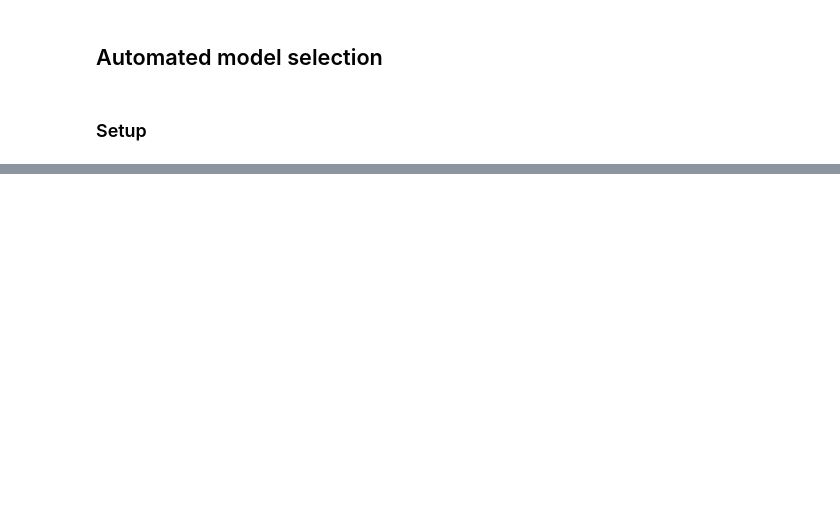
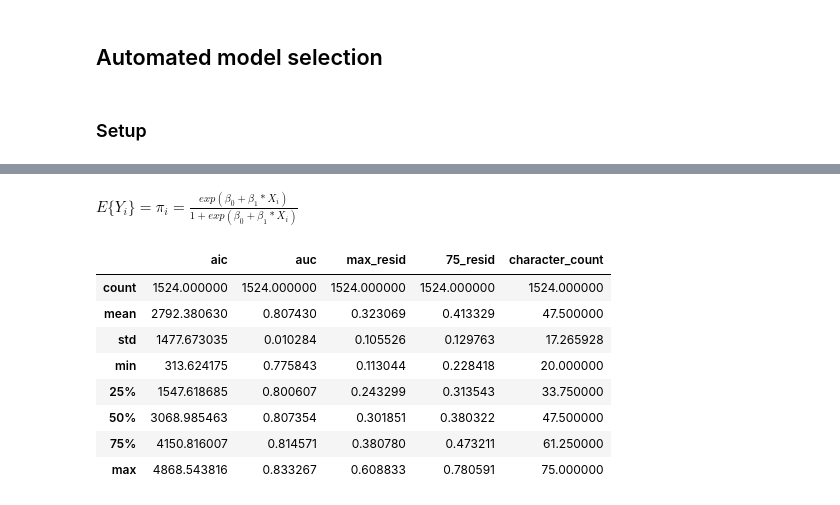
Before and after one commit to madhukar01/dota_analyst, a Jupyter notebook: analysis/analysis.ipynb, the cells around one changed output, grey strips where cells are left out. Cells and saved outputs as stored; diff of their text form; code cells hidden in the pictures; blank space fills up the shorter version.

```diff
--- a/analysis/analysis.ipynb
+++ b/analysis/analysis.ipynb
@@ -361,0 +362,41 @@ all_col_combinations.append(columns)
+# %%
+combo_set = set()
+normalized_df = exclude_outliers(df,"radiant","networth_lead", time=test_time, width=1)
+normalized_df = exclude_outliers_minmax(normalized_df,"radiant","towers_lost",min=0, max=6, time=test_time)
+normalized_df = exclude_outliers_minmax(normalized_df,"dire","towers_lost", min=0, max=6,time=test_time)
+normalized_df = normalize_cols(normalized_df,"dire", "networth", time=test_time )
+normalized_df = normalize_cols(normalized_df,"radiant","networth", range(1, 6),time=test_time )
+normalized_df = normalize_cols(normalized_df,"radiant", "kills", time=test_time )
+normalized_df = normalize_cols(normalized_df,"dire", "kills", time=test_time )
+
+fixed_cols = get_columns_for("radiant", "networth", range(1,6), 20)
+combo_set.update(get_columns_for("dire", "towers_lost", time=20))
+combo_set.update(get_columns_for("dire", "networth", range(1,6), 20))
+combo_set.update(get_columns_for("radiant", "towers_lost", time=20))
+combo_list = list(combo_set)
+li = list(powerset(combo_list))[1:]
+result_dict = {"columns":[], "aic":[],"auc":[], "max_resid":[], "75_resid":[],"character_count":[]}
+for count in range(20, 80, 5):
+    test_df = get_hero_filtered_df(normalized_df, count)
+    for _list in li:
+        col_as_list = list(_list)
+        col_as_list.extend(fixed_cols)
+        formula = get_formula_from_cols(col_as_list)
+        dota_model = logit(
+            "radiant_win ~ " + formula,
+            test_df,
+        )
+        result  = dota_model.fit()
+        valid_indices = result.resid_pearson.index
+        test_data = normalized_df[normalized_df.index.isin(valid_indices)]
+        p_value = test_full_model_null(result, test_data, 0.05)
+        if p_value > 0.05:
+            continue
+        resid = plot_resid_prob(result, test_data)
+        auc_res = plot_roc(result,test_data,  "radiant_win")
+        result_dict["columns"].append(col_as_list)
+        result_dict["character_count"].append(count)
+        result_dict["aic"].append(result.aic)
+        result_dict["auc"].append(auc_res)
+        result_dict["75_resid"].append(resid[0])
+        result_dict["max_resid"].append(resid[1])
@@ -361,0 +421,16 @@ all_col_combinations.append(columns)
+# %% [markdown]
+$E\{Y_i\} = \pi_i = \frac{exp(\beta_0 + \beta_1*X_i)}{1 + exp(\beta_0 + \beta_1*X_i)}$
+# %%
+result_df = pd.DataFrame(result_dict)
+# %%
+result_df.describe()
+# %% [output]
+|  | aic | auc | max_resid | 75_resid | character_count |
+| count | 1524.000000 | 1524.000000 | 1524.000000 | 1524.000000 | 1524.000000 |
+| mean | 2792.380630 | 0.807430 | 0.323069 | 0.413329 | 47.500000 |
+| std | 1477.673035 | 0.010284 | 0.105526 | 0.129763 | 17.265928 |
+| min | 313.624175 | 0.775843 | 0.113044 | 0.228418 | 20.000000 |
+| 25% | 1547.618685 | 0.800607 | 0.243299 | 0.313543 | 33.750000 |
+| 50% | 3068.985463 | 0.807354 | 0.301851 | 0.380322 | 47.500000 |
+| 75% | 4150.816007 | 0.814571 | 0.380780 | 0.473211 | 61.250000 |
+| max | 4868.543816 | 0.833267 | 0.608833 | 0.780591 | 75.000000 |
```
Also changed, not shown: parts of 11 cells of this notebook.
